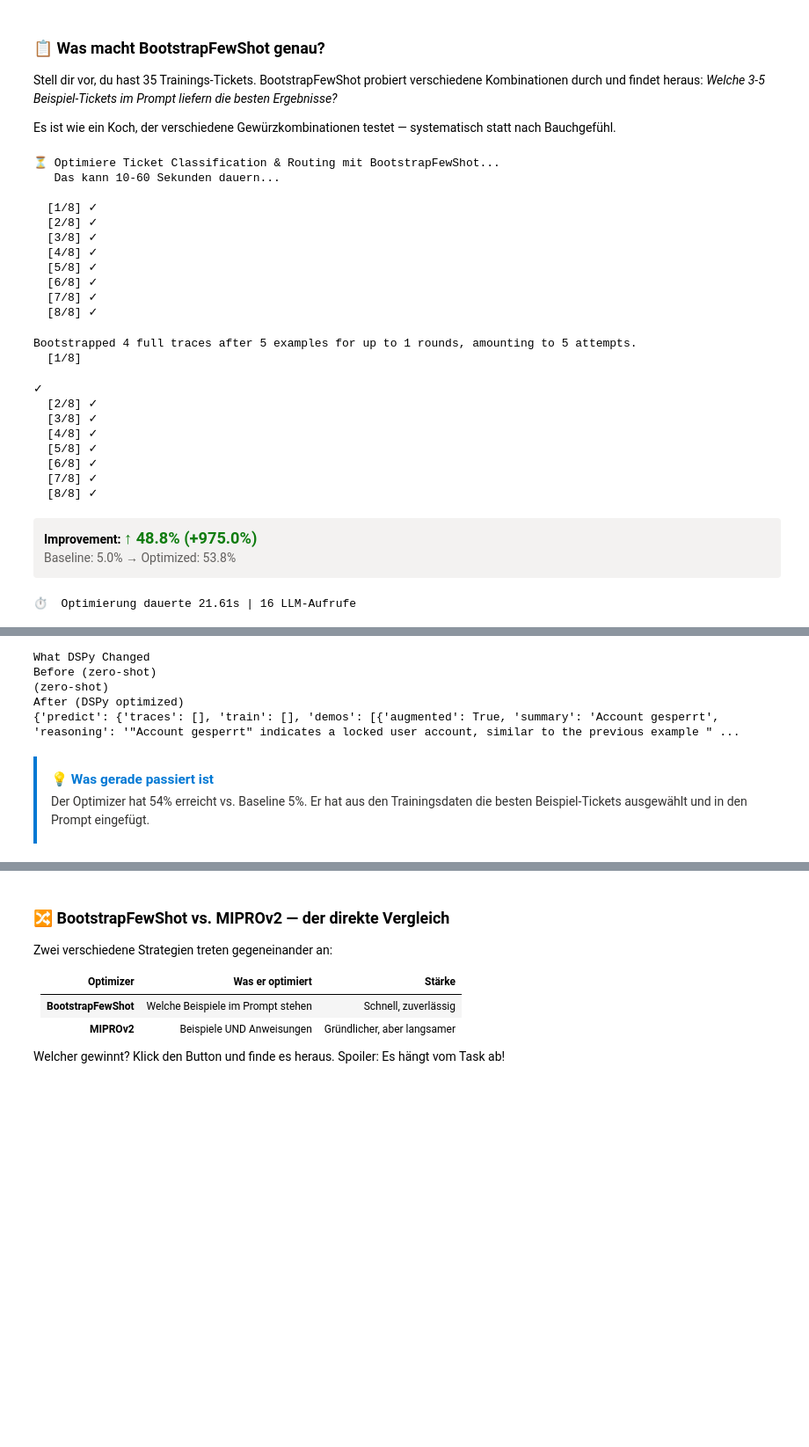
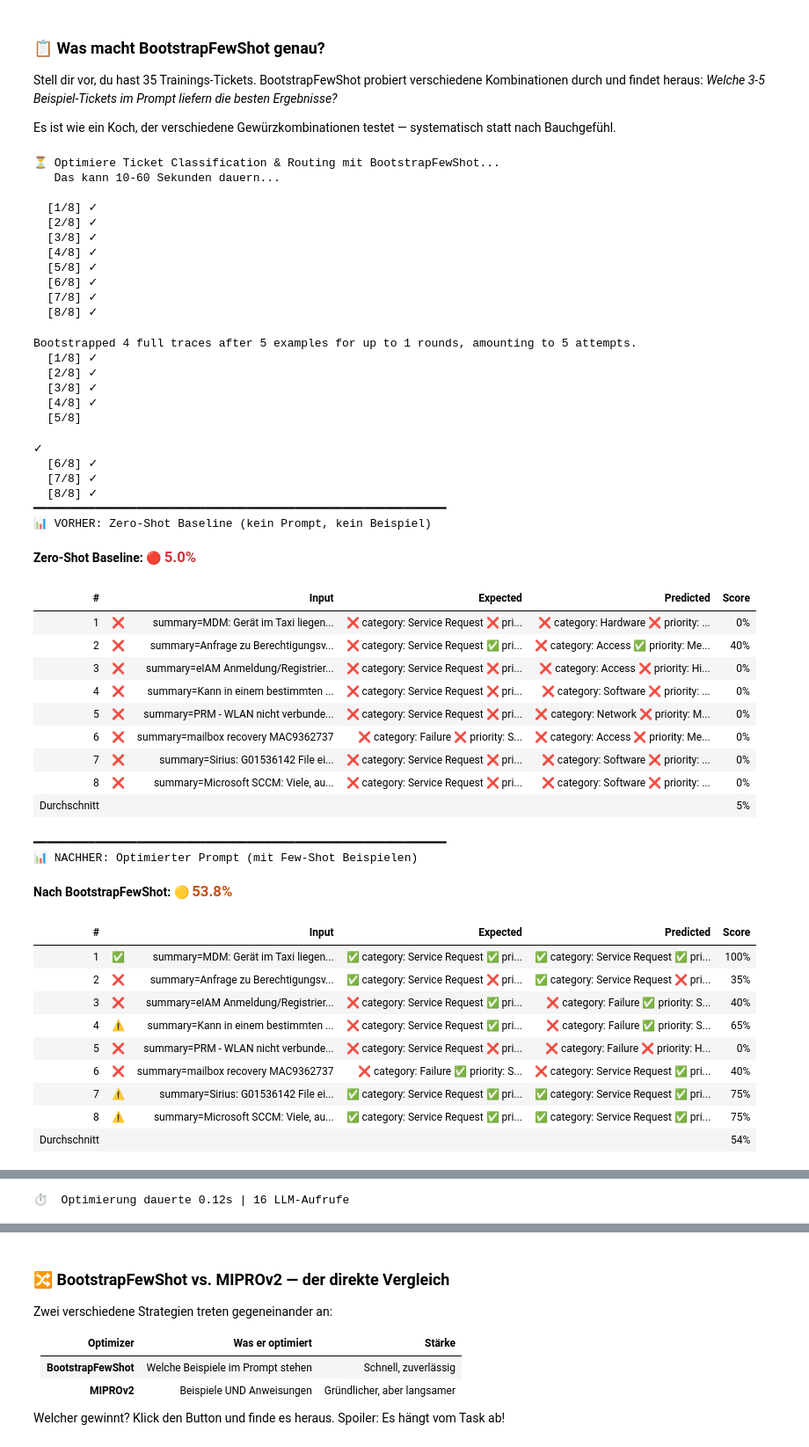
Before and after one commit to abossard/python-quart-vite-react, a Jupyter notebook: notebooks/02_optimization.ipynb, the cells around one changed output, grey strips where cells are left out. Shown at 88% size. Drawn from its saved outputs; the diff is of its cells as text; code cells hidden in the pictures; blank space fills up the shorter version.

```diff
--- a/notebooks/02_optimization.ipynb
+++ b/notebooks/02_optimization.ipynb
@@ -152,46 +142,84 @@ Stell dir vor, du hast 35 Trainings-Tickets. BootstrapFewShot probiert verschied
 
 Es ist wie ein Koch, der verschiedene Gewürzkombinationen testet — systematisch statt nach Bauchgefühl.
 # %%
-from dspy_tasks.actions import run_optimization
+from dspy_tasks.actions import run_optimization, run_with_prompt
 from dspy_tasks.tasks import get_task
-from dspy_tasks.visualize import display_improvement, display_insight, display_prompt_diff
+from dspy_tasks.visualize import display_improvement, display_insight, display_prompt_diff, display_score, display_results_table
 
 task = get_task("ticket_routing")
 print(f"⏳ Optimiere {task.name} mit BootstrapFewShot...")
 print(f"   Das kann 10-60 Sekunden dauern...\n")
 
 result = run_optimization("ticket_routing", "BootstrapFewShot", max_eval=8)
 
+# Zeige Baseline (zero-shot, OHNE Prompt) vs. Optimiert
+print("━" * 60)
+print("📊 VORHER: Zero-Shot Baseline (kein Prompt, kein Beispiel)")
+display_score("Zero-Shot Baseline", result.baseline_score)
+if result.baseline_individual_scores:
+    display_results_table(result.baseline_individual_scores)
+
+print("\n" + "━" * 60)
+print("📊 NACHHER: Optimierter Prompt (mit Few-Shot Beispielen)")
+display_score("Nach BootstrapFewShot", result.optimized_score)
+if result.optimized_individual_scores:
+    display_results_table(result.optimized_individual_scores)
+
 display_improvement(result.baseline_score, result.optimized_score)
 print(f"⏱️  Optimierung dauerte {result.elapsed_seconds}s | {result.llm_calls} LLM-Aufrufe")
 
 display_prompt_diff(result.prompt_before, result.prompt_after)
 
 display_insight("Was gerade passiert ist",
-    f"Der Optimizer hat {result.optimized_score:.0%} erreicht vs. Baseline {result.baseline_score:.0%}. "
-    "Er hat aus den Trainingsdaten die besten Beispiel-Tickets ausgewählt und in den Prompt eingefügt.")
+    f"Zero-Shot (ohne Prompt): {result.baseline_score:.0%}. "
+    f"Nach Optimierung: {result.optimized_score:.0%}. "
+    "Der Optimizer hat aus den Trainingsdaten die besten Beispiel-Tickets ausgewählt und in den Prompt eingefügt. "
+    "Vergleich das mit deinem manuellen Prompt oben — ist der Optimizer besser?")
 # %% [output]
 ⏳ Optimiere Ticket Classification & Routing mit BootstrapFewShot...
    Das kann 10-60 Sekunden dauern...
 
   [1/8] ✓
   [2/8] ✓
   [3/8] ✓
   [4/8] ✓
   [5/8] ✓
   [6/8] ✓
   [7/8] ✓
   [8/8] ✓
 Bootstrapped 4 full traces after 5 examples for up to 1 rounds, amounting to 5 attempts.
-  [1/8]
+  [1/8] ✓
+  [2/8] ✓
+  [3/8] ✓
+  [4/8] ✓
+  [5/8]
 ✓
-  [2/8] ✓
-  [3/8] ✓
-  [4/8] ✓
-  [5/8] ✓
   [6/8] ✓
   [7/8] ✓
   [8/8] ✓
+━━━━━━━━━━━━━━━━━━━━━━━━━━━━━━━━━━━━━━━━━━━━━━━━━━━━━━━━━━━━
+📊 VORHER: Zero-Shot Baseline (kein Prompt, kein Beispiel)
-Improvement: ↑ 48.8% (+975.0%)
-Baseline: 5.0% → Optimized: 53.8%
+Zero-Shot Baseline: 🔴 5.0%
+| # |  | Input | Expected | Predicted | Score |
+| 1 | ❌ | summary=MDM: Gerät im Taxi liegen... | ❌ category: Service Request ❌ pri... | ❌ category: Hardware ❌ priority: ... | 0% |
+| 2 | ❌ | summary=Anfrage zu Berechtigungsv... | ❌ category: Service Request ✅ pri... | ❌ category: Access ✅ priority: Me... | 40% |
+| 3 | ❌ | summary=eIAM Anmeldung/Registrier... | ❌ category: Service Request ❌ pri... | ❌ category: Access ❌ priority: Hi... | 0% |
+| 4 | ❌ | summary=Kann in einem bestimmten ... | ❌ category: Service Request ❌ pri... | ❌ category: Software ❌ priority: ... | 0% |
+| 5 | ❌ | summary=PRM - WLAN nicht verbunde... | ❌ category: Service Request ❌ pri... | ❌ category: Network ❌ priority: M... | 0% |
+| 6 | ❌ | summary=mailbox recovery MAC9362737 | ❌ category: Failure ❌ priority: S... | ❌ category: Access ❌ priority: Me... | 0% |
+| 7 | ❌ | summary=Sirius: G01536142 File ei... | ❌ category: Service Request ❌ pri... | ❌ category: Software ❌ priority: ... | 0% |
+| 8 | ❌ | summary=Microsoft SCCM: Viele, au... | ❌ category: Service Request ❌ pri... | ❌ category: Software ❌ priority: ... | 0% |
+| Durchschnitt |  |  |  |  | 5% |
-⏱️  Optimierung dauerte 21.61s | 16 LLM-Aufrufe
+━━━━━━━━━━━━━━━━━━━━━━━━━━━━━━━━━━━━━━━━━━━━━━━━━━━━━━━━━━━━
+📊 NACHHER: Optimierter Prompt (mit Few-Shot Beispielen)
+Nach BootstrapFewShot: 🟡 53.8%
+| # |  | Input | Expected | Predicted | Score |
+| 1 | ✅ | summary=MDM: Gerät im Taxi liegen... | ✅ category: Service Request ✅ pri... | ✅ category: Service Request ✅ pri... | 100% |
+| 2 | ❌ | summary=Anfrage zu Berechtigungsv... | ✅ category: Service Request ❌ pri... | ✅ category: Service Request ❌ pri... | 35% |
+| 3 | ❌ | summary=eIAM Anmeldung/Registrier... | ❌ category: Service Request ✅ pri... | ❌ category: Failure ✅ priority: S... | 40% |
+| 4 | ⚠️ | summary=Kann in einem bestimmten ... | ❌ category: Service Request ✅ pri... | ❌ category: Failure ✅ priority: S... | 65% |
+| 5 | ❌ | summary=PRM - WLAN nicht verbunde... | ❌ category: Service Request ❌ pri... | ❌ category: Failure ❌ priority: H... | 0% |
+| 6 | ❌ | summary=mailbox recovery MAC9362737 | ❌ category: Failure ✅ priority: S... | ❌ category: Service Request ✅ pri... | 40% |
+| 7 | ⚠️ | summary=Sirius: G01536142 File ei... | ✅ category: Service Request ✅ pri... | ✅ category: Service Request ✅ pri... | 75% |
+| 8 | ⚠️ | summary=Microsoft SCCM: Viele, au... | ✅ category: Service Request ✅ pri... | ✅ category: Service Request ✅ pri... | 75% |
+| Durchschnitt |  |  |  |  | 54% |
@@ -198,7 +228 @@ Baseline: 5.0% → Optimized: 53.8%
-What DSPy Changed
-Before (zero-shot)
-(zero-shot)
-After (DSPy optimized)
-{'predict': {'traces': [], 'train': [], 'demos': [{'augmented': True, 'summary': 'Account gesperrt', 'reasoning': '"Account gesperrt" indicates a locked user account, similar to the previous example " ...
+⏱️  Optimierung dauerte 0.12s | 16 LLM-Aufrufe
-💡 Was gerade passiert ist
-Der Optimizer hat 54% erreicht vs. Baseline 5%. Er hat aus den Trainingsdaten die besten Beispiel-Tickets ausgewählt und in den Prompt eingefügt.
```
Also changed, not shown: parts of 11 cells of this notebook, 2 other files.
